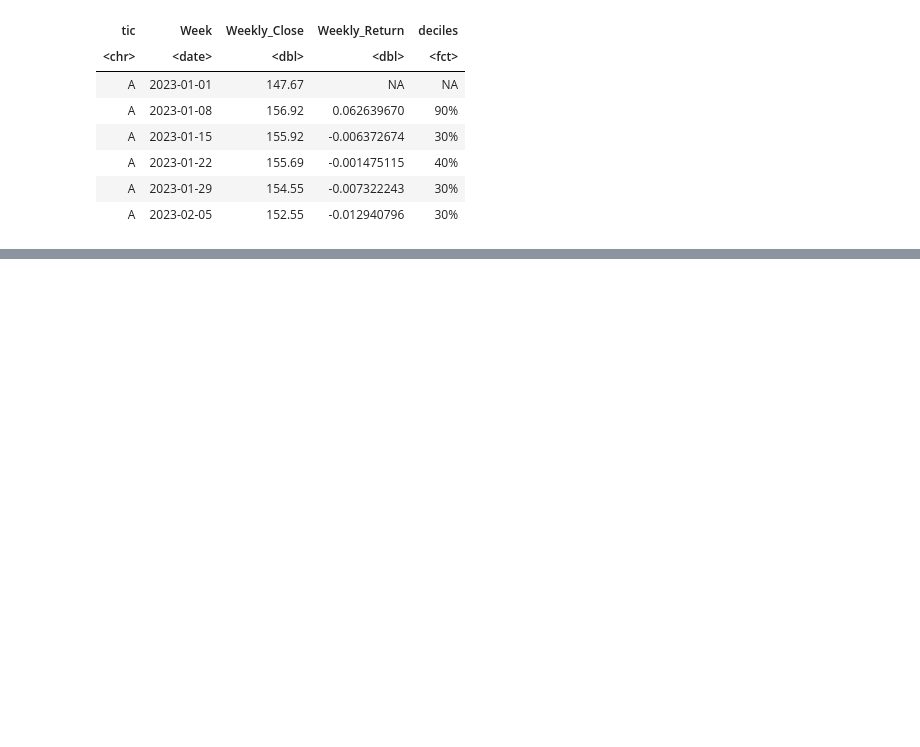
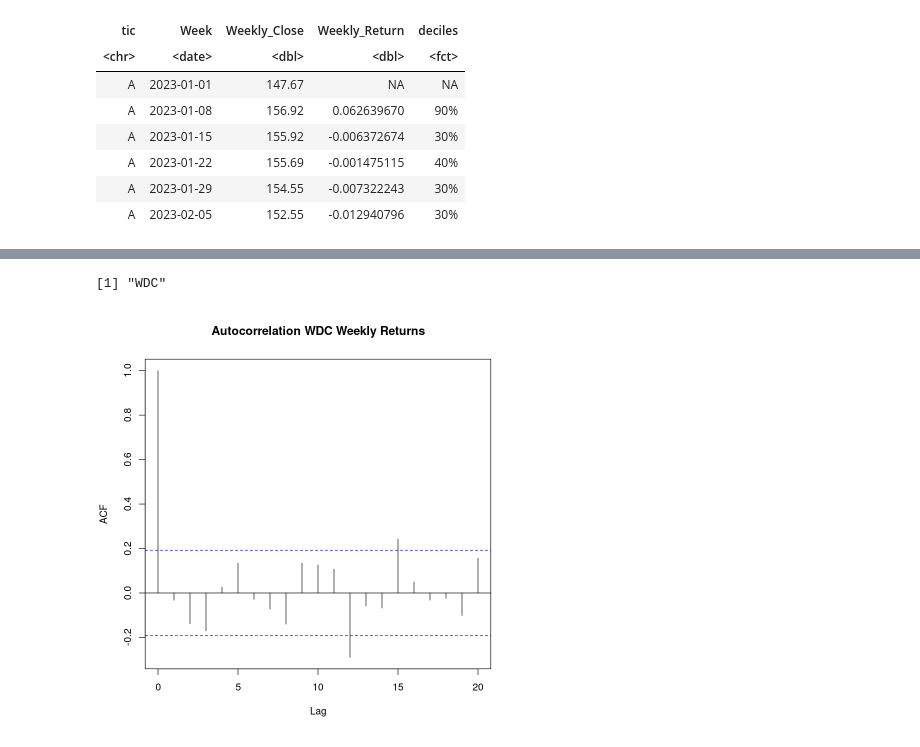
Before and after one commit to Mengsch3/apps-r-hw-01, a Jupyter notebook: hw_02/hw_02.ipynb, the cells around one changed output, grey strips where cells are left out. Saved outputs shown, nothing was run; the diff lists cells and outputs as text; code cells hidden in the pictures; blank space fills up the shorter version.

```diff
--- a/hw_02/hw_02.ipynb
+++ b/hw_02/hw_02.ipynb
@@ -83,0 +109,16 @@ A tibble: 6 × 5
+# %%
+# Select the top ticker from the 60% decile group.
+top_60_ticker <- top_tickers %>%
+  filter(deciles == "60%")
+print(top_60_ticker$tic)
+# %% [output]
+[1] "WDC"
+# %%
+wdc_data <- weekly_returns %>%
+  filter(tic == "WDC") %>%
+  na.omit()
+
+# Autocorrelate, add a main title
+acf(wdc_data$Weekly_Return, main = "Autocorrelation WDC Weekly Returns")
+# %% [output]
+[figure, added]
```
Also changed, not shown: parts of 1 cell of this notebook.
